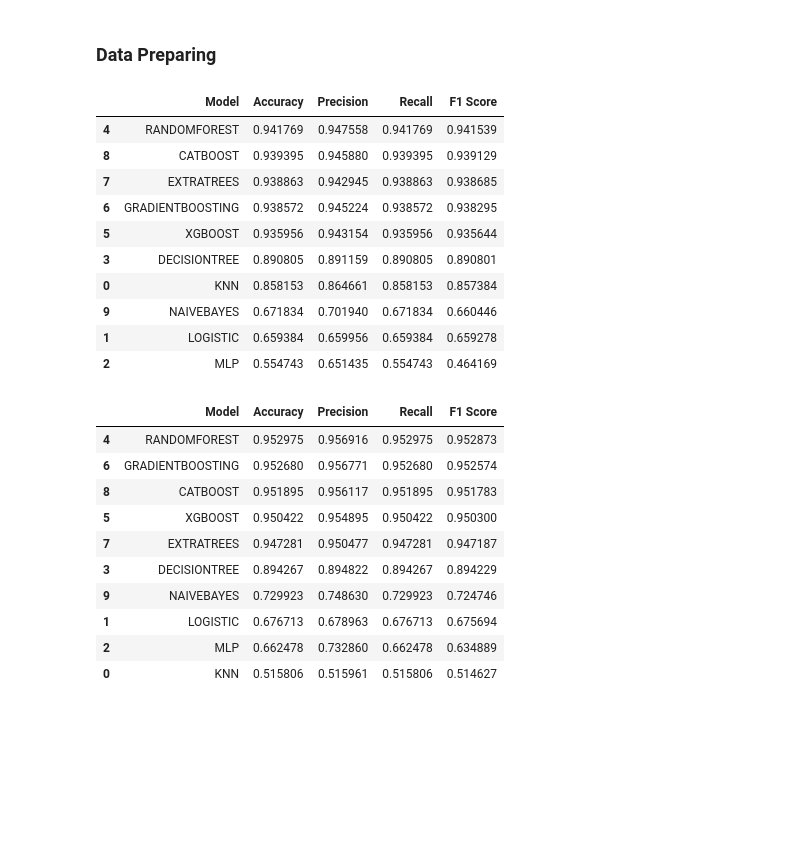
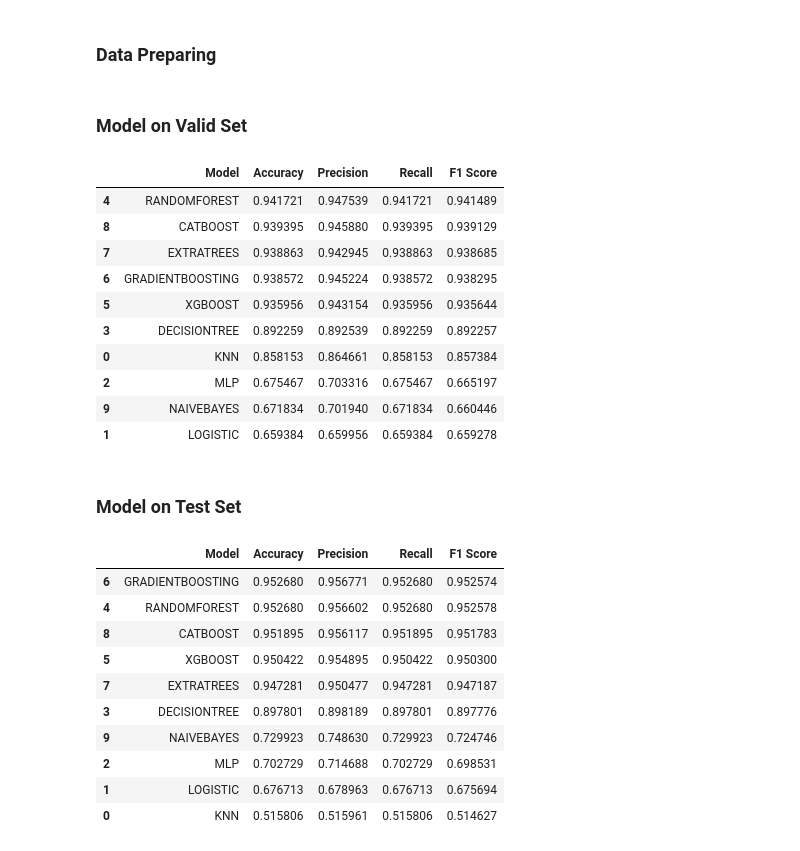
Before and after one commit to BaoVoThuong/4G_Behavior_Analysis, a Jupyter notebook: src/Model.ipynb, the cells around one changed output. Saved outputs shown, nothing was run; the diff lists cells and outputs as text; code cells hidden in the pictures; blank space fills up the shorter version.

```diff
--- a/src/Model.ipynb
+++ b/src/Model.ipynb
@@ -385,17 +385,25 @@ class MachineLearning:
         plt.tight_layout()
         plt.show()
 
-    def run_model(self, model_name, kind=''):
+    def run_model(self, model_name,valid = True):
         model = self.create_model(model_name)
         model.fit(self.X_train, self.Y_train)
-        y_pred = model.predict(self.X_test)
+        X_test, Y_test = (self.X_valid, self.Y_valid) if valid else (self.X_test, self.Y_test)
+        y_pred = model.predict(X_test)
         print(f"\nPerformance for {model_name}:")
         print(f"Config: {self.configs[model_name]}")
-        print(f"Accuracy: {accuracy_score(self.Y_test, y_pred):.4f}")
-        print(f"Precision: {precision_score(self.Y_test, y_pred, average='weighted'):.4f}")
-        print(f"Recall: {recall_score(self.Y_test, y_pred, average='weighted'):.4f}")
-        print(f"F1 Score: {f1_score(self.Y_test, y_pred, average='weighted'):.4f}")
-        self.confusion_matrix_plot(model_name)
+        print(f"Accuracy: {accuracy_score(Y_test, y_pred):.4f}")
+        print(f"Precision: {precision_score(Y_test, y_pred, average='weighted'):.4f}")
+        print(f"Recall: {recall_score(Y_test, y_pred, average='weighted'):.4f}")
+        print(f"F1 Score: {f1_score(Y_test, y_pred, average='weighted'):.4f}")
+        cm = confusion_matrix(Y_test, y_pred)
+        plt.figure(figsize=(6, 4))
+        sns.heatmap(cm, annot=True, fmt='d', cmap='Blues')
+        plt.title(f"Confusion Matrix for {model_name}", fontsize=16)
+        plt.xlabel("Predicted", fontsize=14)
+        plt.ylabel("Actual", fontsize=14)
+        plt.tight_layout()
+        plt.show()
 
     def random_search_for_single_model(self, model_name, cv=5, scoring='accuracy', verbose=1, n_iter=30, random_state=42):
         if model_name not in self.configs:
@@ -570,33 +584,37 @@ def preprocess_data(context, user, mpu):
 X, y = preprocess_data(context, user, mpu)
 X_test, y_test = preprocess_data(context_test, user_test, mpu_test)
 X_train,X_valid,y_train,y_valid = train_test_split(X,y,test_size = 0.2,random_state =42)
-ml_3 = MachineLearning(X_train,X_valid,X_test,y_train,y_valid,y_test)
+ml_ap2 = MachineLearning(X_train,X_valid,X_test,y_train,y_valid,y_test)
+# %% [markdown]
+### Model on Valid Set
 # %%
 
-ml_3.compare_models(['knn','logistic','mlp','decisiontree','randomforest','xgboost','gradientboosting','extratrees','catboost','naivebayes'])
+ml_ap2.compare_models(['knn','logistic','mlp','decisiontree','randomforest','xgboost','gradientboosting','extratrees','catboost','naivebayes'])
 # %% [output]
 |  | Model | Accuracy | Precision | Recall | F1 Score |
-| 4 | RANDOMFOREST | 0.941769 | 0.947558 | 0.941769 | 0.941539 |
+| 4 | RANDOMFOREST | 0.941721 | 0.947539 | 0.941721 | 0.941489 |
 | 8 | CATBOOST | 0.939395 | 0.945880 | 0.939395 | 0.939129 |
 | 7 | EXTRATREES | 0.938863 | 0.942945 | 0.938863 | 0.938685 |
 | 6 | GRADIENTBOOSTING | 0.938572 | 0.945224 | 0.938572 | 0.938295 |
 | 5 | XGBOOST | 0.935956 | 0.943154 | 0.935956 | 0.935644 |
-| 3 | DECISIONTREE | 0.890805 | 0.891159 | 0.890805 | 0.890801 |
+| 3 | DECISIONTREE | 0.892259 | 0.892539 | 0.892259 | 0.892257 |
 | 0 | KNN | 0.858153 | 0.864661 | 0.858153 | 0.857384 |
+| 2 | MLP | 0.675467 | 0.703316 | 0.675467 | 0.665197 |
 | 9 | NAIVEBAYES | 0.671834 | 0.701940 | 0.671834 | 0.660446 |
 | 1 | LOGISTIC | 0.659384 | 0.659956 | 0.659384 | 0.659278 |
-| 2 | MLP | 0.554743 | 0.651435 | 0.554743 | 0.464169 |
+# %% [markdown]
+### Model on Test Set
 # %%
-ml_3.compare_models(['knn','logistic','mlp','decisiontree','randomforest','xgboost','gradientboosting','extratrees','catboost','naivebayes'],False)
+ml_ap2.compare_models(['knn','logistic','mlp','decisiontree','randomforest','xgboost','gradientboosting','extratrees','catboost','naivebayes'],False)
 # %% [output]
 |  | Model | Accuracy | Precision | Recall | F1 Score |
-| 4 | RANDOMFOREST | 0.952975 | 0.956916 | 0.952975 | 0.952873 |
 | 6 | GRADIENTBOOSTING | 0.952680 | 0.956771 | 0.952680 | 0.952574 |
+| 4 | RANDOMFOREST | 0.952680 | 0.956602 | 0.952680 | 0.952578 |
 | 8 | CATBOOST | 0.951895 | 0.956117 | 0.951895 | 0.951783 |
 | 5 | XGBOOST | 0.950422 | 0.954895 | 0.950422 | 0.950300 |
 | 7 | EXTRATREES | 0.947281 | 0.950477 | 0.947281 | 0.947187 |
-| 3 | DECISIONTREE | 0.894267 | 0.894822 | 0.894267 | 0.894229 |
+| 3 | DECISIONTREE | 0.897801 | 0.898189 | 0.897801 | 0.897776 |
 | 9 | NAIVEBAYES | 0.729923 | 0.748630 | 0.729923 | 0.724746 |
+| 2 | MLP | 0.702729 | 0.714688 | 0.702729 | 0.698531 |
 | 1 | LOGISTIC | 0.676713 | 0.678963 | 0.676713 | 0.675694 |
-| 2 | MLP | 0.662478 | 0.732860 | 0.662478 | 0.634889 |
 | 0 | KNN | 0.515806 | 0.515961 | 0.515806 | 0.514627 |
```
Also changed, not shown: parts of 19 cells of this notebook.
